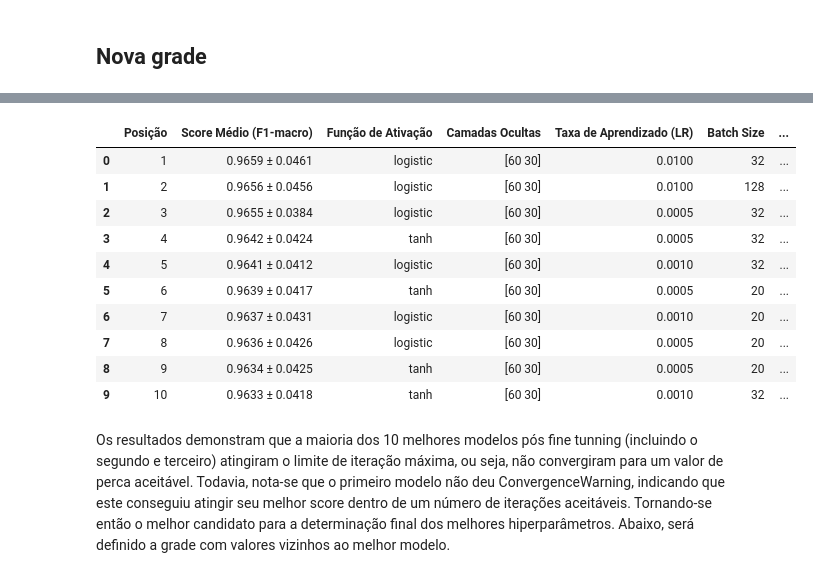
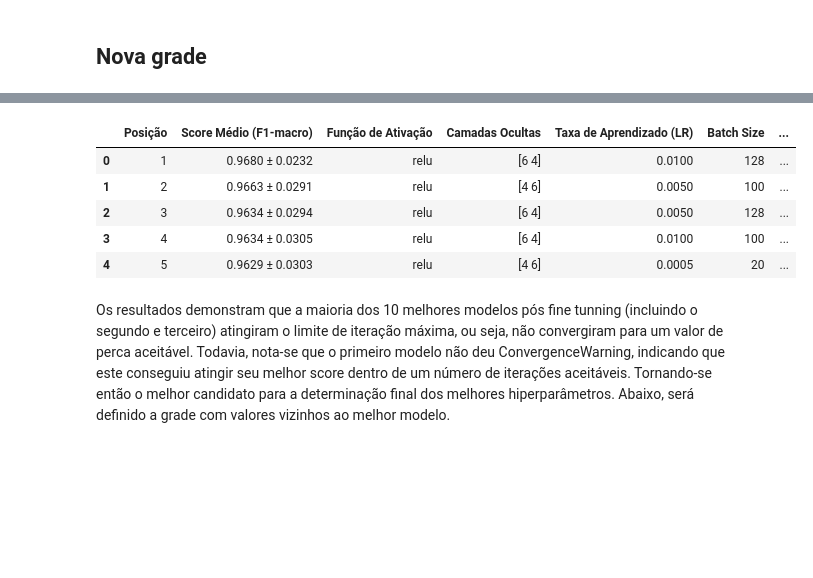
Before and after one commit to PedroYutaroUEA/RNA_PP3, a Jupyter notebook: obesity_estimate_sklearn.ipynb, the cells around one changed output, grey strips where cells are left out. Cells and saved outputs as stored; diff of their text form; code cells hidden in the pictures; blank space fills up the shorter version.

```diff
--- a/obesity_estimate_sklearn.ipynb
+++ b/obesity_estimate_sklearn.ipynb
@@ -752,21 +736,16 @@ Tempo total de treinamento: 1233.84s
 # %%
-folder_name = 'top10modelos_pedro_finetunning'
-path = f'./{folder_name}/top10_info.json'
+folder_name = 'ft_new_adam_top_5'
+path = f'./{folder_name}/top5_info.json'
 spots = 10
 top5_df = get_best_models_df(path, spots)
 top5_df
 # %% [output]
 |  | Posição | Score Médio (F1-macro) | Função de Ativação | Camadas Ocultas | Taxa de Aprendizado (LR) | Batch Size | ... |
-| 0 | 1 | 0.9659 ± 0.0461 | logistic | [60 30] | 0.0100 | 32 | ... |
-| 1 | 2 | 0.9656 ± 0.0456 | logistic | [60 30] | 0.0100 | 128 | ... |
-| 2 | 3 | 0.9655 ± 0.0384 | logistic | [60 30] | 0.0005 | 32 | ... |
-| 3 | 4 | 0.9642 ± 0.0424 | tanh | [60 30] | 0.0005 | 32 | ... |
-| 4 | 5 | 0.9641 ± 0.0412 | logistic | [60 30] | 0.0010 | 32 | ... |
-| 5 | 6 | 0.9639 ± 0.0417 | tanh | [60 30] | 0.0005 | 20 | ... |
-| 6 | 7 | 0.9637 ± 0.0431 | logistic | [60 30] | 0.0010 | 20 | ... |
-| 7 | 8 | 0.9636 ± 0.0426 | logistic | [60 30] | 0.0005 | 20 | ... |
-| 8 | 9 | 0.9634 ± 0.0425 | tanh | [60 30] | 0.0005 | 20 | ... |
-| 9 | 10 | 0.9633 ± 0.0418 | tanh | [60 30] | 0.0010 | 32 | ... |
+| 0 | 1 | 0.9680 ± 0.0232 | relu | [6 4] | 0.0100 | 128 | ... |
+| 1 | 2 | 0.9663 ± 0.0291 | relu | [4 6] | 0.0050 | 100 | ... |
+| 2 | 3 | 0.9634 ± 0.0294 | relu | [6 4] | 0.0050 | 128 | ... |
+| 3 | 4 | 0.9634 ± 0.0305 | relu | [6 4] | 0.0100 | 100 | ... |
+| 4 | 5 | 0.9629 ± 0.0303 | relu | [4 6] | 0.0005 | 20 | ... |
 # %% [markdown]
 Os resultados demonstram que a maioria dos 10 melhores modelos pós fine tunning (incluindo o segundo e terceiro) atingiram o limite de iteração máxima, ou seja, não convergiram para um valor de perca aceitável. Todavia, nota-se que o primeiro modelo não deu ConvergenceWarning, indicando que este conseguiu atingir seu melhor score dentro de um número de iterações aceitáveis. Tornando-se então o melhor candidato para a determinação final dos melhores hiperparâmetros. Abaixo, será definido a grade com valores vizinhos ao melhor modelo.
 # %%
```
Also changed, not shown: parts of 3 cells of this notebook, 7 other files.
